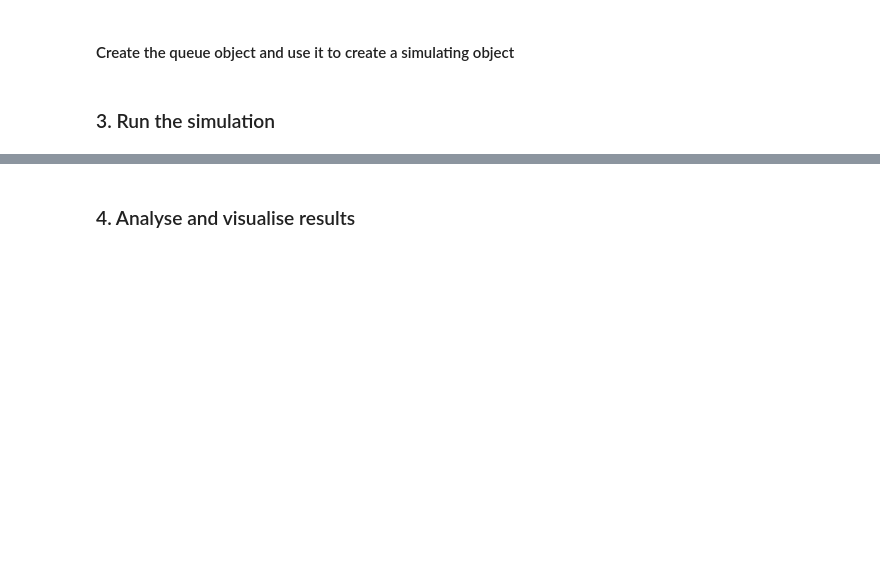
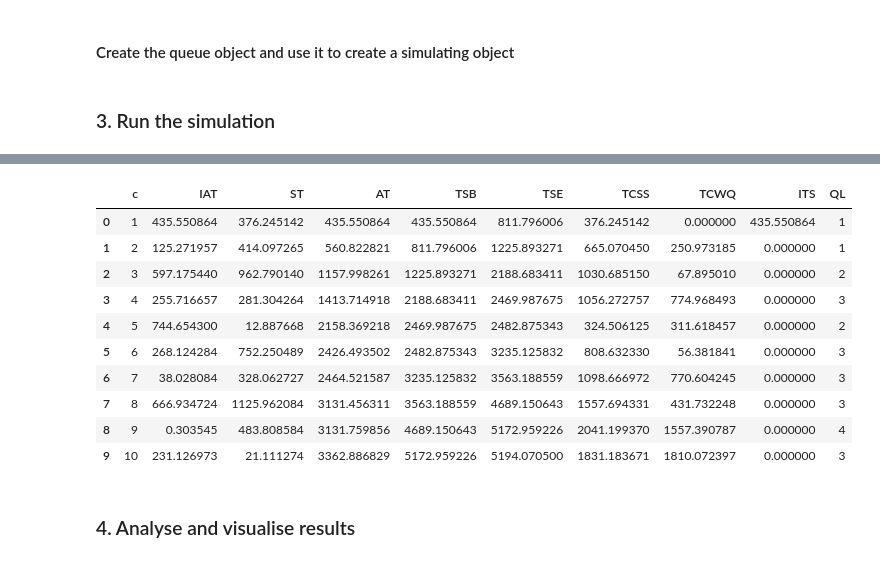
Before and after one commit to TUDelft-CITG/OpenQTSim, a Jupyter notebook: notebooks/Queueing theory - M M 1 example.ipynb, the cells around one changed output, grey strips where cells are left out. Saved outputs shown, nothing was run; the diff lists cells and outputs as text; code cells hidden in the pictures; blank space fills up the shorter version.

Commit message:
Some edits (start of deterministic example)

```diff
--- a/notebooks/Basic Queue using package.ipynb
+++ b/notebooks/Queueing theory - M M 1 example.ipynb
@@ -52,5 +54,7 @@ sim = queueing.simulation(q)
 ### 3. Run the simulation
 # %%
 %%time
-sim.run(1000000) # nr is the number of customers that will arrive at the server
+print('Start simulation of "{}" queue'.format(q.kendall_notation))
+sim.run(100000) # nr is the number of customers that will arrive at the server
+sim.return_log(10)
 # %% [output]
@@ -58,3 +63,14 @@ Wall time: 1min 51s
+|  | c | IAT | ST | AT | TSB | TSE | TCSS | TCWQ | ITS | QL |
+| 0 | 1 | 435.550864 | 376.245142 | 435.550864 | 435.550864 | 811.796006 | 376.245142 | 0.000000 | 435.550864 | 1 |
+| 1 | 2 | 125.271957 | 414.097265 | 560.822821 | 811.796006 | 1225.893271 | 665.070450 | 250.973185 | 0.000000 | 1 |
+| 2 | 3 | 597.175440 | 962.790140 | 1157.998261 | 1225.893271 | 2188.683411 | 1030.685150 | 67.895010 | 0.000000 | 2 |
+| 3 | 4 | 255.716657 | 281.304264 | 1413.714918 | 2188.683411 | 2469.987675 | 1056.272757 | 774.968493 | 0.000000 | 3 |
+| 4 | 5 | 744.654300 | 12.887668 | 2158.369218 | 2469.987675 | 2482.875343 | 324.506125 | 311.618457 | 0.000000 | 2 |
+| 5 | 6 | 268.124284 | 752.250489 | 2426.493502 | 2482.875343 | 3235.125832 | 808.632330 | 56.381841 | 0.000000 | 3 |
+| 6 | 7 | 38.028084 | 328.062727 | 2464.521587 | 3235.125832 | 3563.188559 | 1098.666972 | 770.604245 | 0.000000 | 3 |
+| 7 | 8 | 666.934724 | 1125.962084 | 3131.456311 | 3563.188559 | 4689.150643 | 1557.694331 | 431.732248 | 0.000000 | 3 |
+| 8 | 9 | 0.303545 | 483.808584 | 3131.759856 | 4689.150643 | 5172.959226 | 2041.199370 | 1557.390787 | 0.000000 | 4 |
+| 9 | 10 | 231.126973 | 21.111274 | 3362.886829 | 5172.959226 | 5194.070500 | 1831.183671 | 1810.072397 | 0.000000 | 3 |
 # %% [markdown]
 ### 4. Analyse and visualise results
 # %% [markdown]
```
Also changed, not shown: parts of 29 cells of this notebook, 4 other files.
